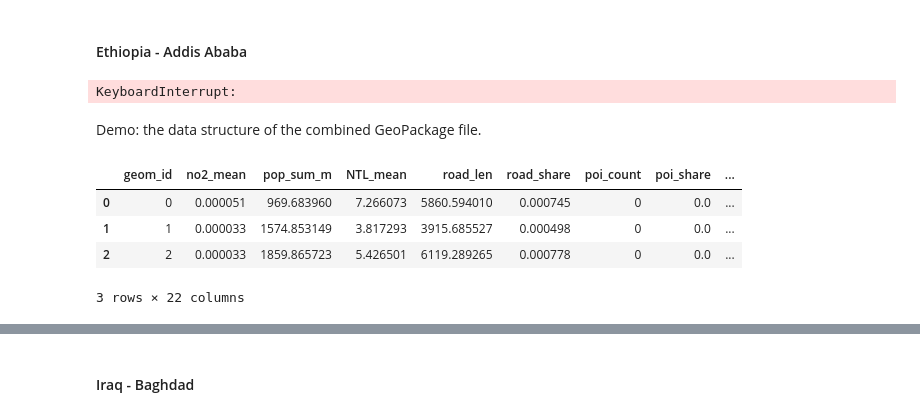
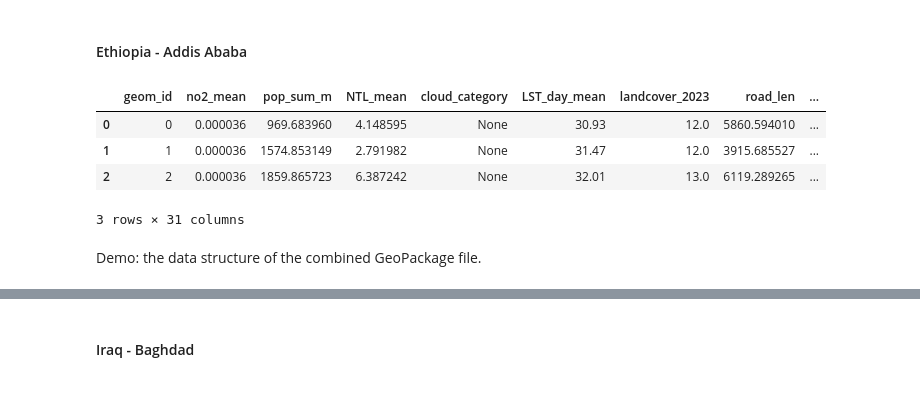
Before and after one commit to yixuan228/air-pollution-mobility-research-project, a Jupyter notebook: notebooks/3_exploratory_data_analysis.ipynb, the cells around one changed output, grey strips where cells are left out. Drawn from its saved outputs; the diff is of its cells as text; code cells hidden in the pictures.

```diff
--- a/notebooks/3_exploratory_data_analysis.ipynb
+++ b/notebooks/3_exploratory_data_analysis.ipynb
@@ -43,21 +43,26 @@ addis_feature_mesh_paths = [DATA_PATH / "addis-no2-mesh-data",
                             DATA_PATH / "addis-pop-mesh-data",
                             DATA_PATH / "addis-NTL-mesh-data",
                             DATA_PATH / "addis-CC-mesh-data",
-                            DATA_PATH / "addis-temp-mesh-data",
+                            DATA_PATH / "addis-LST-mesh-data",
+                            DATA_PATH / "addis-lc-mesh-data",
                             DATA_PATH / "addis-OSM-mesh-data",
                             ]
 output_folder = DATA_PATH / "addis-mesh-data"
 merge_multiple_gpkgs(addis_feature_mesh_paths, output_folder)
-# %% [output]
-KeyboardInterrupt:
+# %%
+import geopandas as gpd
+# Load the single Addis mesh
+# gdf_addis = gpd.read_file(DEMO_PATH / "addis-ababa-2023-01-01.gpkg")
+gdf_addis = gpd.read_file(DATA_PATH / "addis-mesh-data" / "addis-ababa-2023-01-06.gpkg")
+gdf_addis.head(3)
+# gdf_addis
+# %% [output]
+|  | geom_id | no2_mean | pop_sum_m | NTL_mean | cloud_category | LST_day_mean | landcover_2023 | road_len | ... |
+| 0 | 0 | 0.000036 | 969.683960 | 4.148595 | None | 30.93 | 12.0 | 5860.594010 | ... |
+| 1 | 1 | 0.000036 | 1574.853149 | 2.791982 | None | 31.47 | 12.0 | 3915.685527 | ... |
+| 2 | 2 | 0.000036 | 1859.865723 | 6.387242 | None | 32.01 | 13.0 | 6119.289265 | ... |
+3 rows × 31 columns
 # %% [markdown]
 Demo: the data structure of the combined GeoPackage file.
 # %%
-test = gpd.read_file(DATA_PATH / "addis-temp-mesh-data" / "addis-ababa-2023-01-01.gpkg", layer='LST_day')
-test.head(3)
+# test = gpd.read_file(DATA_PATH / "addis-temp-mesh-data" / "addis-ababa-2023-01-01.gpkg") #, layer='LST_day'
-# %% [output]
-|  | geom_id | no2_mean | pop_sum_m | NTL_mean | road_len | road_share | poi_count | poi_share | ... |
-| 0 | 0 | 0.000051 | 969.683960 | 7.266073 | 5860.594010 | 0.000745 | 0 | 0.0 | ... |
-| 1 | 1 | 0.000033 | 1574.853149 | 3.817293 | 3915.685527 | 0.000498 | 0 | 0.0 | ... |
-| 2 | 2 | 0.000033 | 1859.865723 | 5.426501 | 6119.289265 | 0.000778 | 0 | 0.0 | ... |
-3 rows × 22 columns
```
Also changed, not shown: parts of 19 cells of this notebook, 10 other files.
